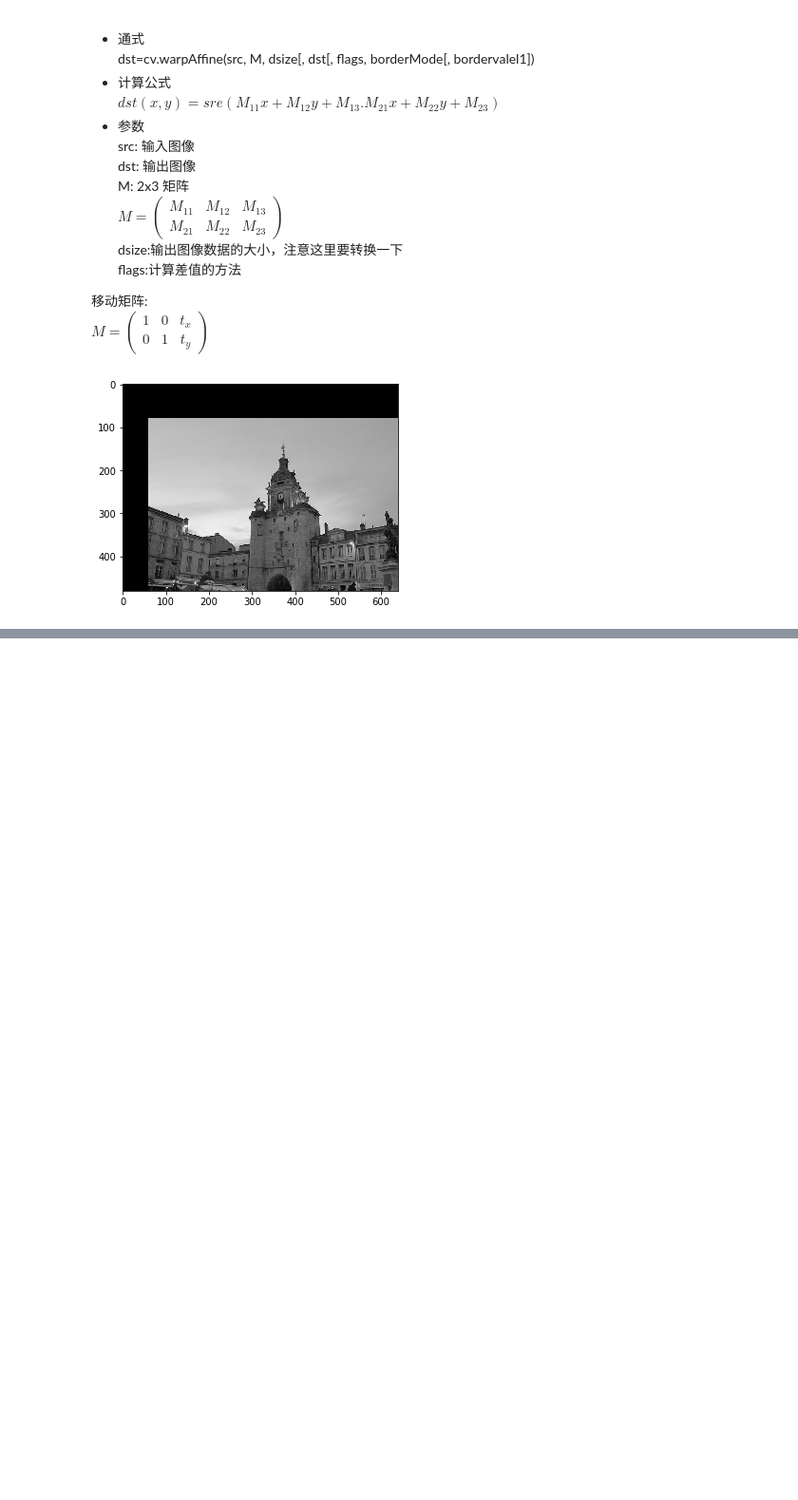
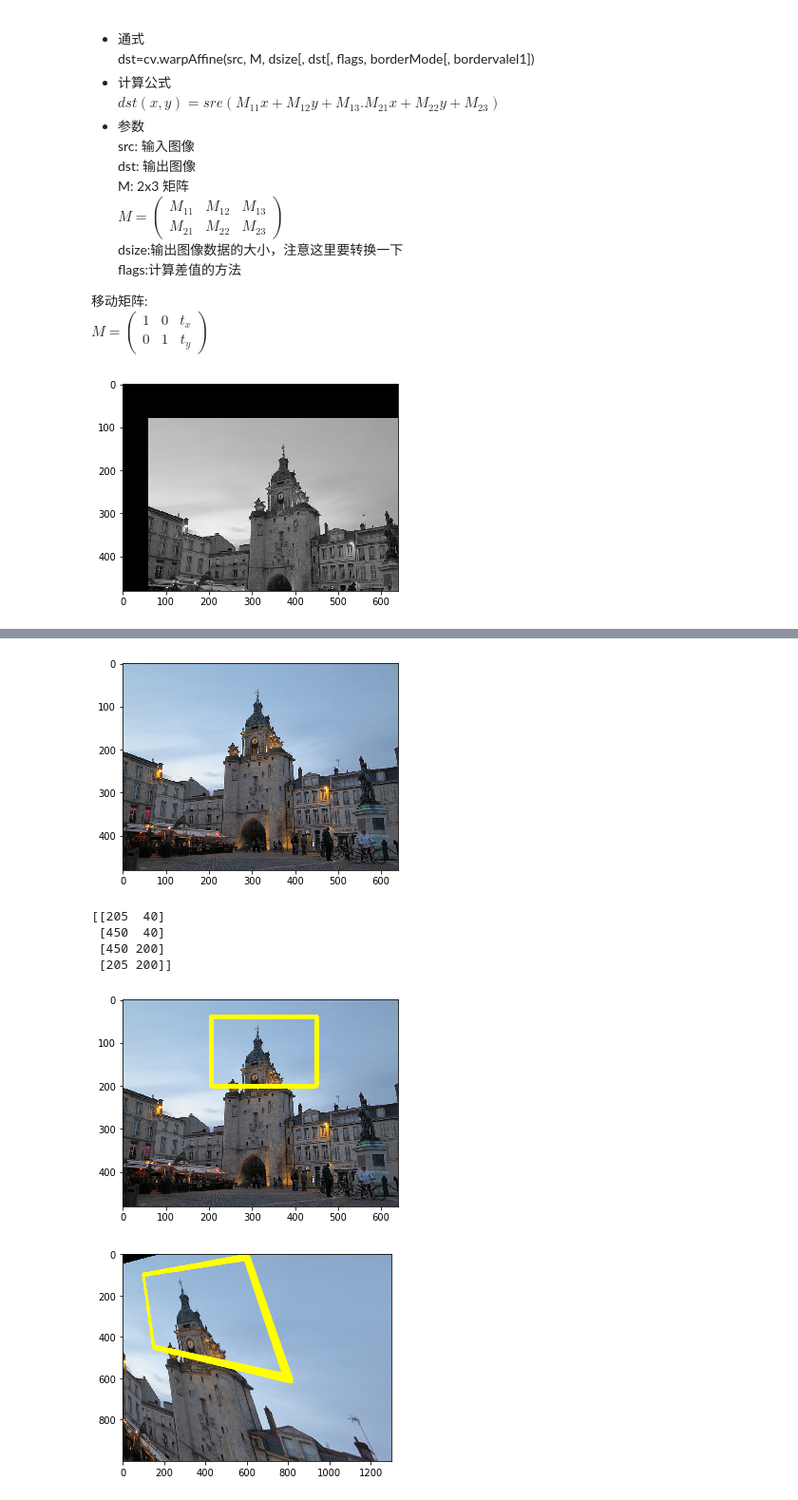
Before and after one commit to thetime50/opencv-practice, a Jupyter notebook: step3-p27.ipynb, the cells around one changed output, grey strips where cells are left out. Shown at 95% size. Cells and saved outputs as stored; diff of their text form; code cells hidden in the pictures; blank space fills up the shorter version.

```diff
--- a/step3-p27.ipynb
+++ b/step3-p27.ipynb
@@ -367,0 +511,41 @@ plt.show( )
+# %%
+import cv2 as cv
+import numpy as np
+import matplotlib.pyplot as plt
+import tool
+%matplotlib inline
+# tool.setGrid(1,1)
+
+# 透规变换
+img = cv.imread('./img/PorteDeLaGrosseHorloge.jpg',1) #彩色图像
+rows, cols,ch = img.shape
+imageRGB = cv.cvtColor ( img, cv.COLOR_BGR2RGB )
+plt.imshow( imageRGB)
+plt.show()
+pts = np.array([[410,80], [900, 80], [900, 400], [410, 400]], np.int32 )
+pts = np.array(pts/2, np.int32 )
+print(pts)
+cv.polylines(img,[pts], True, (0,255,255),10)
+imageRGB = cv.cvtColor ( img,cv.COLOR_BGR2RGB )
+plt.imshow( imageRGB)
+plt.show()
+pts1 = np.float32([[410, 80],[900, 80], [900, 400], [410, 400]])
+# pts2 = np.float32([[10,10],[1200, 10],[1200, 900],[10, 900]])
+pts2 = np.float32([[200,200],[1200, 30],[1600, 1200],[300, 900]])
+
+pts1 = pts1/2
+pts2 = pts2/2
+
+M = cv.getPerspectiveTransform(pts1,pts2)
+dst = cv.warpPerspective(img, M, (1300, 1000))
+imageRGB = cv.cvtColor(dst, cv.COLOR_BGR2RGB)
+plt.imshow( imageRGB)
+plt.show()
+# %% [output]
+[figure, added]
+[[205  40]
+ [450  40]
+ [450 200]
+ [205 200]]
+[figure, added]
+[figure, added]
```
Also changed, not shown: parts of 8 cells of this notebook, 1 other file.
